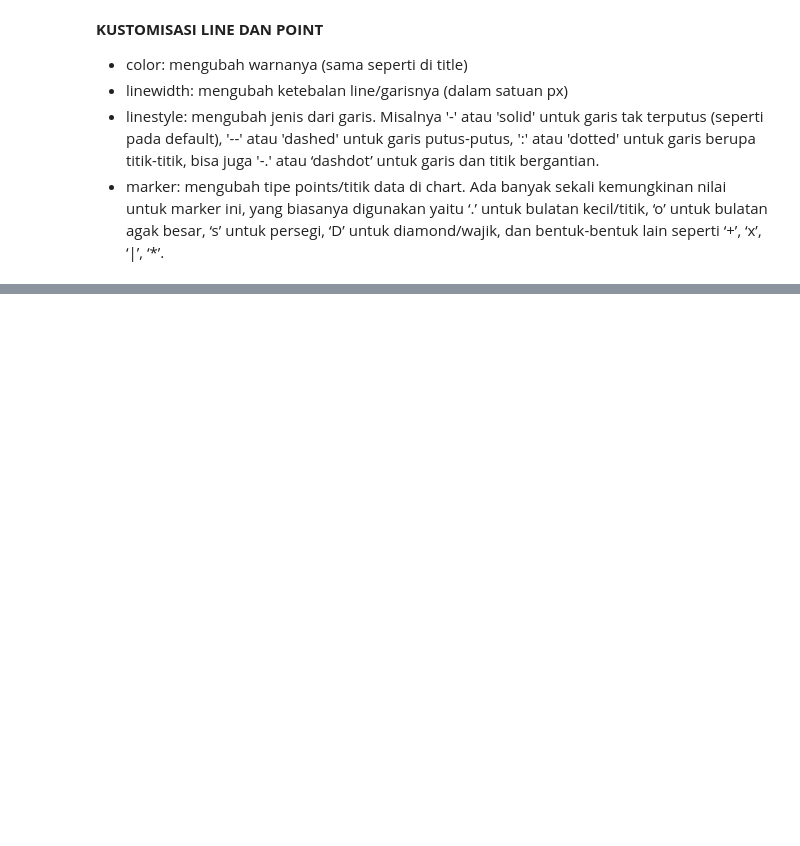
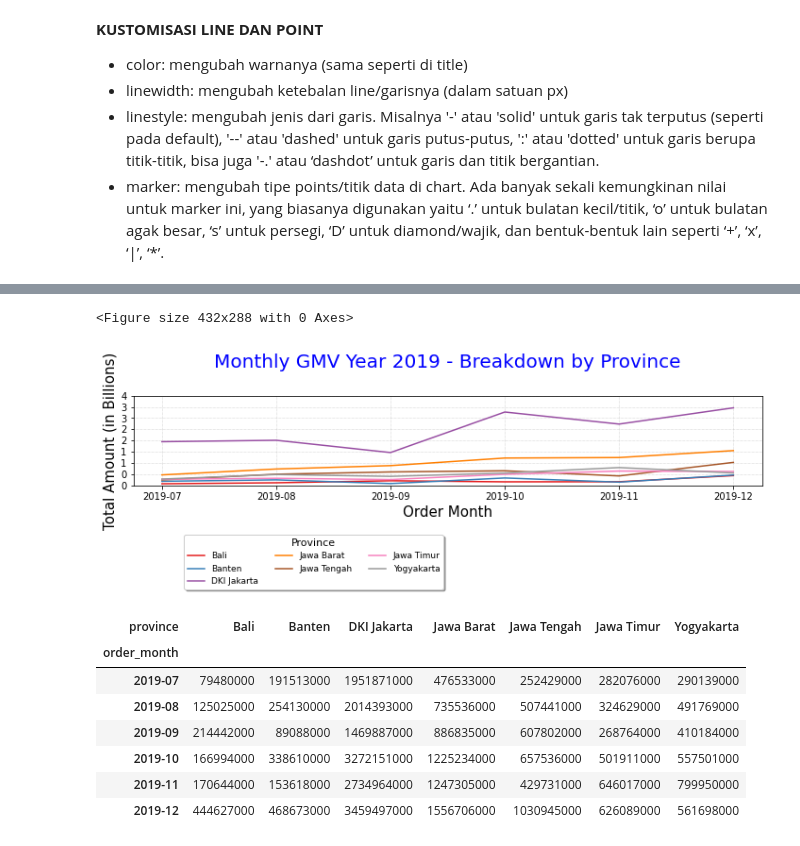
Before and after one commit to mrezaadi/DQLAB-Note, a Jupyter notebook: Google Colab/DQLAB_Data_Visualization.ipynb, the cells around one changed output, grey strips where cells are left out. Drawn from its saved outputs; the diff is of its cells as text; code cells hidden in the pictures; blank space fills up the shorter version.

```diff
--- a/Google Colab/DQLAB_Data_Visualization.ipynb
+++ b/Google Colab/DQLAB_Data_Visualization.ipynb
@@ -169,0 +255,26 @@ plt.show()
+# %%
+plt.clf() #Clear current figure
+dataset.groupby(['order_month','province'])['gmv'].sum().unstack().plot(cmap='Set1')
+plt.title('Monthly GMV Year 2019 - Breakdown by Province',loc='center',pad=30, fontsize=20, color='blue')
+plt.xlabel('Order Month', fontsize = 15)
+plt.ylabel('Total Amount (in Billions)',fontsize = 15)
+plt.grid(color='darkgray', linestyle=':', linewidth=0.5)
+plt.ylim(ymin=0)
+labels, locations = plt.yticks()
+plt.yticks(labels, (labels/1000000000).astype(int))
+plt.legend(loc='best', bbox_to_anchor=(0.5, -0.5), shadow=True, ncol=3, title='Province',fontsize=9, title_fontsize=11)
+plt.gcf().set_size_inches(10, 5)
+plt.tight_layout()
+plt.show()
+dataset.groupby(['order_month','province'])['gmv'].sum().unstack() #Unstack untuk mengatur pivot table
+# %% [output]
+<Figure size 432x288 with 0 Axes>
+[figure, added]
+| province | Bali | Banten | DKI Jakarta | Jawa Barat | Jawa Tengah | Jawa Timur | Yogyakarta |
+| order_month |  |  |  |  |  |  |  |
+| 2019-07 | 79480000 | 191513000 | 1951871000 | 476533000 | 252429000 | 282076000 | 290139000 |
+| 2019-08 | 125025000 | 254130000 | 2014393000 | 735536000 | 507441000 | 324629000 | 491769000 |
+| 2019-09 | 214442000 | 89088000 | 1469887000 | 886835000 | 607802000 | 268764000 | 410184000 |
+| 2019-10 | 166994000 | 338610000 | 3272151000 | 1225234000 | 657536000 | 501911000 | 557501000 |
+| 2019-11 | 170644000 | 153618000 | 2734964000 | 1247305000 | 429731000 | 646017000 | 799950000 |
+| 2019-12 | 444627000 | 468673000 | 3459497000 | 1556706000 | 1030945000 | 626089000 | 561698000 |
```
Also changed, not shown: parts of 36 cells of this notebook.
